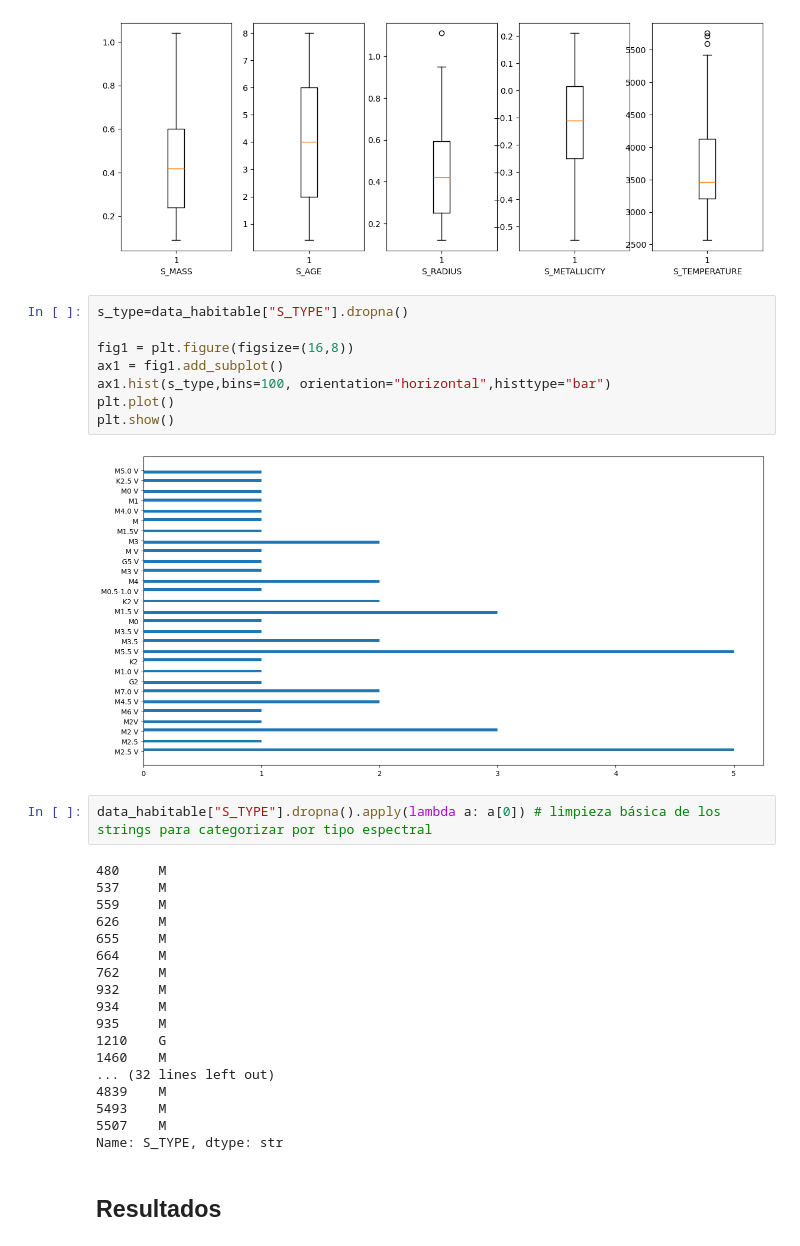
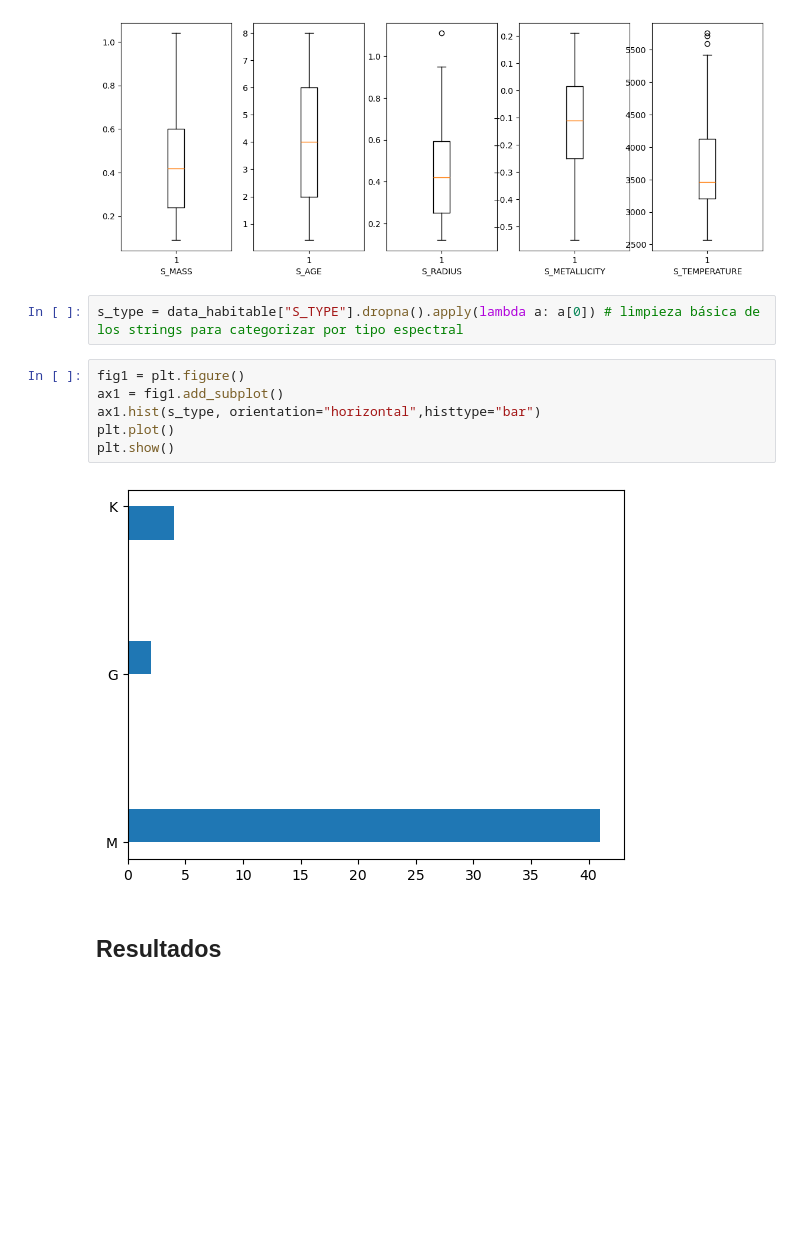
Before and after one commit to sphxisnot/Big-Data-2026, a Jupyter notebook: Hackaton_planetas_grupo_3.ipynb, the cells around one changed output. Saved outputs shown, nothing was run; the diff lists cells and outputs as text; blank space fills up the shorter version.

```diff
--- a/Hackaton_planetas_grupo_3.ipynb
+++ b/Hackaton_planetas_grupo_3.ipynb
@@ -65,36 +66,16 @@ for item, i in zip(params,range(5)):
 #fig.savefig("box.png", dpi=300) # descomentar para guardar la figura
 # %% [output]
 [figure]
-# %%
-s_type=data_habitable["S_TYPE"].dropna()
-
-fig1 = plt.figure(figsize=(16,8))
-ax1 = fig1.add_subplot()
-ax1.hist(s_type,bins=100, orientation="horizontal",histtype="bar")
-plt.plot()
-plt.show()
-# %% [output]
-[figure, old version]
 # %%
-data_habitable["S_TYPE"].dropna().apply(lambda a: a[0]) # limpieza básica de los strings para categorizar por tipo espectral
+s_type = data_habitable["S_TYPE"].dropna().apply(lambda a: a[0]) # limpieza básica de los strings para categorizar por tipo espectral
-# %% [output]
-480     M
-537     M
-559     M
-626     M
-655     M
-664     M
-762     M
-932     M
-934     M
-935     M
-1210    G
-1460    M
-... (32 lines left out)
-4839    M
-5493    M
-5507    M
-Name: S_TYPE, dtype: str
+# %%
+fig1 = plt.figure()
+ax1 = fig1.add_subplot()
+ax1.hist(s_type, orientation="horizontal",histtype="bar")
+plt.plot()
+plt.show()
+# %% [output]
+[figure, new version]
 # %% [markdown]
 ## Resultados
 # %% [markdown]
```
Also changed, not shown: parts of 1 cell of this notebook.
